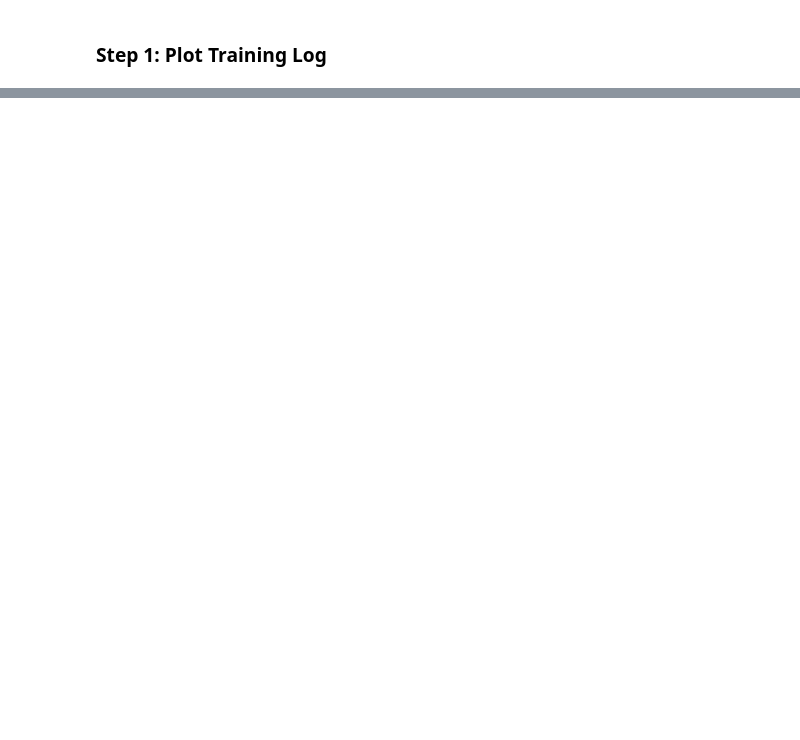
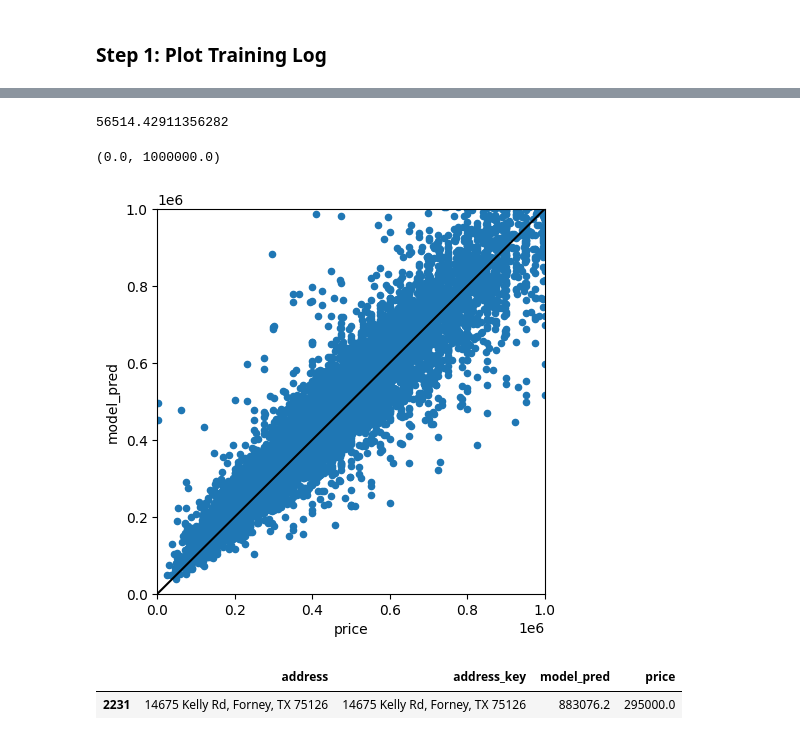
Before and after one commit to HoustonJ2013/property_price_multi_modality, a Jupyter notebook: notebooks/result_analysis.ipynb, the cells around one changed output, grey strips where cells are left out. Saved outputs shown, nothing was run; the diff lists cells and outputs as text; code cells hidden in the pictures; blank space fills up the shorter version.

```diff
--- a/notebooks/result_analysis.ipynb
+++ b/notebooks/result_analysis.ipynb
@@ -124,2 +102,2 @@ from multiprocessing import Pool
 # %%
-df1 = pd.read_pickle("data/property_structured_12162024_general_desc_features.pkl")
+test_df = pd.read_pickle("../data/property_structured_test_1107_1216_2024_tabformer_t32c_inference.pkl")
@@ -131,0 +113,17 @@ df1.head(2)
+# %%
+test_df.apply(lambda x: np.abs(x["model_pred"] - x["price"]), axis=1).mean()
+# %% [output]
+56514.42911356282
+# %%
+ax = test_df.plot.scatter(x="price", y="model_pred", figsize=(5, 5))
+ax.plot([0, 1e6], [0, 1e6], "k-")
+ax.set_xlim([0, 1e6])
+ax.set_ylim([0, 1e6])
+# %% [output]
+(0.0, 1000000.0)
+[figure, added]
+# %%
+test_df[test_df.apply(lambda x: x["price"] < 4e5 and x["model_pred"] > 8e5, axis=1)]
+# %% [output]
+|  | address | address_key | model_pred | price |
+| 2231 | 14675 Kelly Rd, Forney, TX 75126 | 14675 Kelly Rd, Forney, TX 75126 | 883076.2 | 295000.0 |
```
Also changed, not shown: parts of 16 cells of this notebook, 14 other files.
